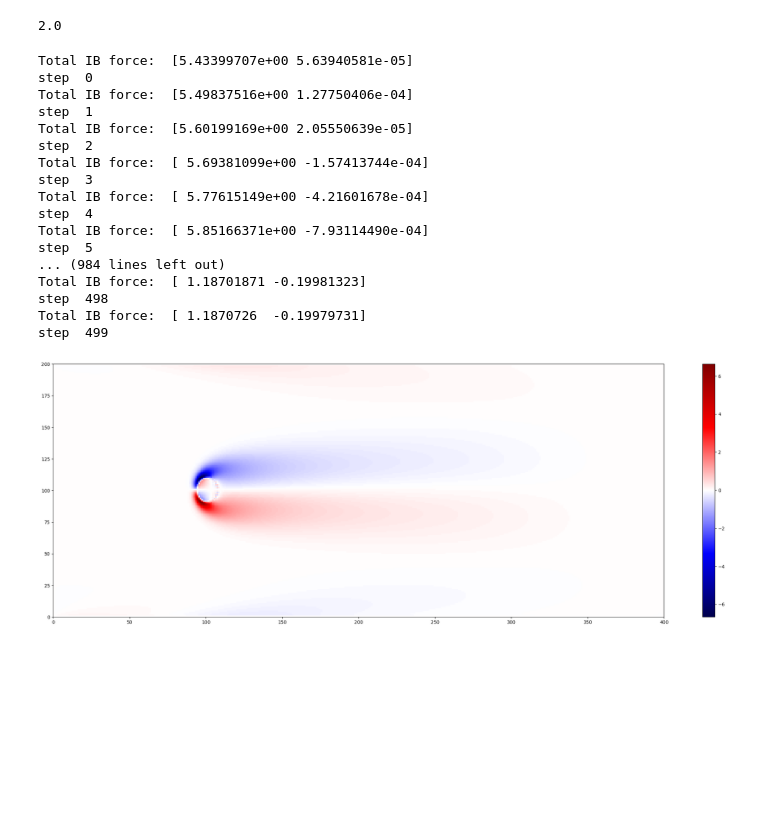
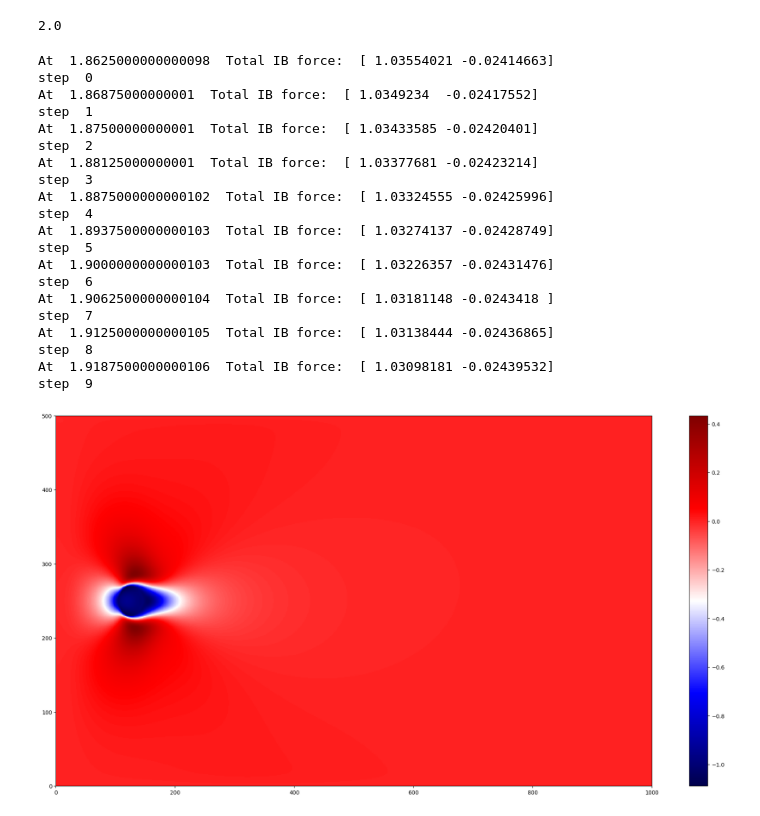
Before and after one commit to WeiHou1996/IBLGF-Python, a Jupyter notebook: sample_IBLGF.ipynb, the cells around one changed output. Drawn from its saved outputs; the diff is of its cells as text; code cells hidden in the pictures; blank space fills up the shorter version.

```diff
--- a/sample_IBLGF.ipynb
+++ b/sample_IBLGF.ipynb
@@ -2,7 +5,7 @@
 from IBLGF import *
 # %%
-nx = 400
-ny = 200
-dx = 0.075
-dy = 0.05
-v = sol(dx, dy, 0.5, 1e-5, nx, ny, int(nx/4), int(ny/2), Re = 20)
+nx = 1000
+ny = 500
+dx = 0.025
+dy = 0.025
+v = sol(dx, dy, 0.25, 1e-5, nx, ny, int(nx/8), int(ny/2), Re = 40)
@@ -59,30 +51,33 @@ v.coeff_a[2,2]
 2.0
 # %%
 #v.use_direct_solve = False
-v.time_march(500)
+v.time_march(10)
 # %% [output]
-Total IB force:  [5.43399707e+00 5.63940581e-05]
+At  1.8625000000000098  Total IB force:  [ 1.03554021 -0.02414663]
 step  0
-Total IB force:  [5.49837516e+00 1.27750406e-04]
+At  1.86875000000001  Total IB force:  [ 1.0349234  -0.02417552]
 step  1
-Total IB force:  [5.60199169e+00 2.05550639e-05]
+At  1.87500000000001  Total IB force:  [ 1.03433585 -0.02420401]
 step  2
-Total IB force:  [ 5.69381099e+00 -1.57413744e-04]
+At  1.88125000000001  Total IB force:  [ 1.03377681 -0.02423214]
 step  3
-Total IB force:  [ 5.77615149e+00 -4.21601678e-04]
+At  1.8875000000000102  Total IB force:  [ 1.03324555 -0.02425996]
 step  4
-Total IB force:  [ 5.85166371e+00 -7.93114490e-04]
+At  1.8937500000000103  Total IB force:  [ 1.03274137 -0.02428749]
 step  5
-... (984 lines left out)
-Total IB force:  [ 1.18701871 -0.19981323]
-step  498
-Total IB force:  [ 1.1870726  -0.19979731]
-step  499
+At  1.9000000000000103  Total IB force:  [ 1.03226357 -0.02431476]
+step  6
+At  1.9062500000000104  Total IB force:  [ 1.03181148 -0.0243418 ]
+step  7
+At  1.9125000000000105  Total IB force:  [ 1.03138444 -0.02436865]
+step  8
+At  1.9187500000000106  Total IB force:  [ 1.03098181 -0.02439532]
+step  9
 # %%
 fig, axes = plt.subplots(figsize = (dx*nx, dy*ny))
 axes.grid(False)
-im = axes.pcolormesh(v.omega[0], cmap = 'seismic')
+im = axes.pcolormesh(v.u[0], cmap = 'seismic',)
 
 cbar = plt.colorbar(im)
 # %% [output]
-[figure, old version]
+[figure, new version]
```
Also changed, not shown: parts of 12 cells of this notebook, 1 other file.
